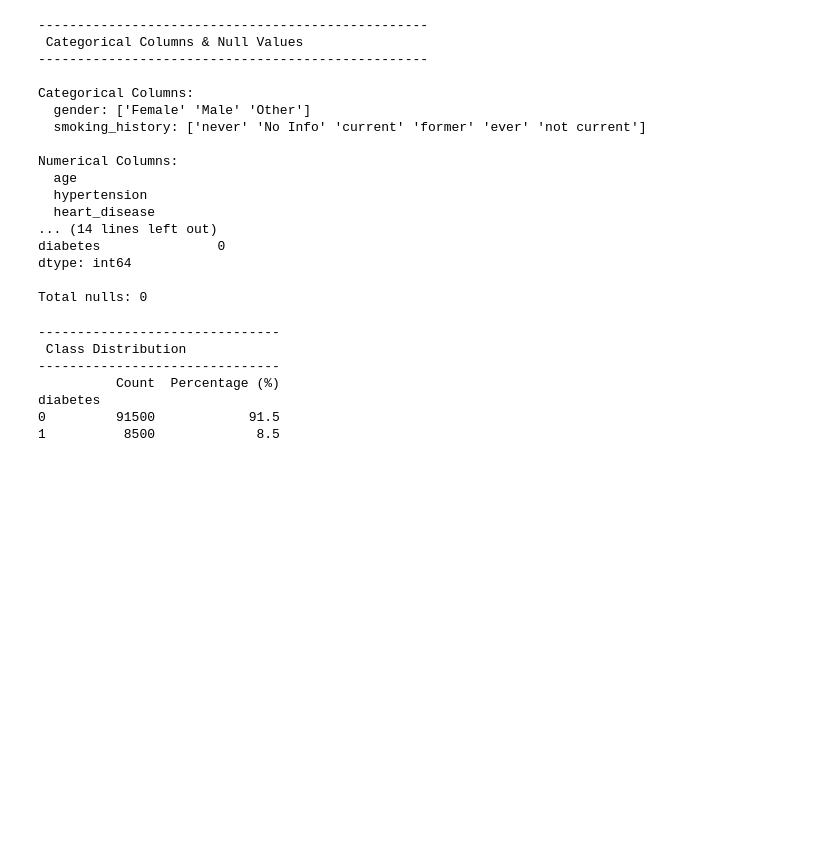
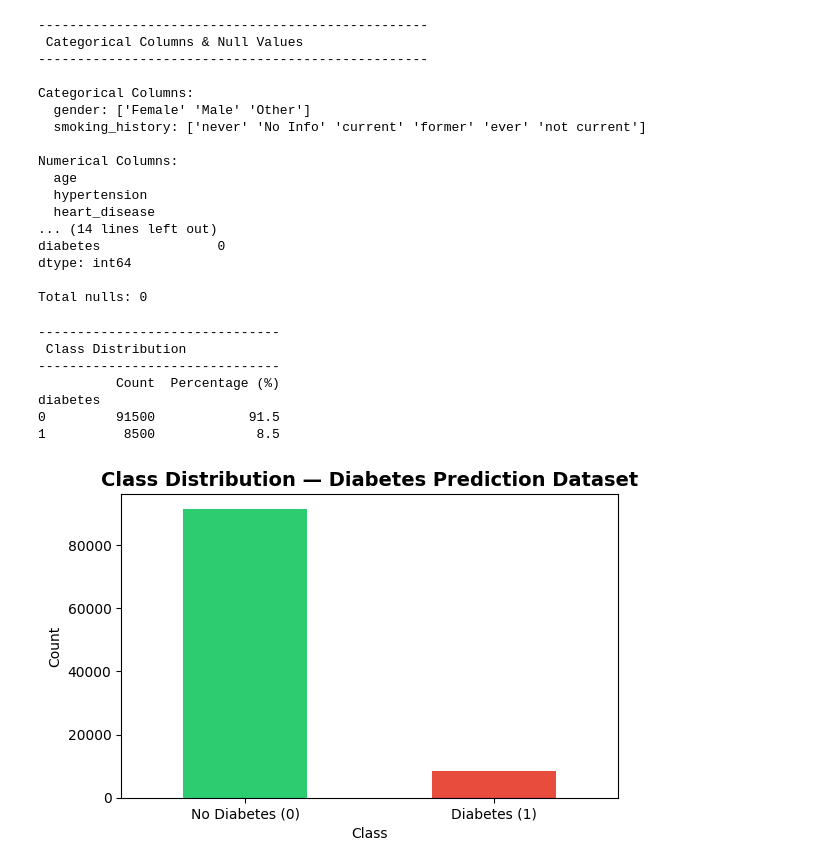
Before and after one commit to COMP3608-Intelligent-Systems-Project/Predicting-Type-2-Diabetes, a Jupyter notebook: notebooks/Diabetes_Prediction_Processing.ipynb, the cells around one changed output. Cells and saved outputs as stored; diff of their text form; code cells hidden in the pictures; blank space fills up the shorter version.

Commit message:
visualize class distribution

```diff
--- a/notebooks/Diabetes_Prediction_Processing.ipynb
+++ b/notebooks/Diabetes_Prediction_Processing.ipynb
@@ -117,3 +119,17 @@ print(pd.DataFrame({"Count": class_counts, "Percentage (%)": class_pct.round(2)}
 diabetes
 0         91500            91.5
 1          8500             8.5
+# %%
+fig, ax = plt.subplots(figsize=(6, 4))
+df["diabetes"].value_counts().plot(kind="bar", color=["#2ECC71", "#E74C3C"], ax=ax)
+
+ax.set_xticklabels(["No Diabetes (0)", "Diabetes (1)"], rotation=0)
+ax.set_title("Class Distribution — Diabetes Prediction Dataset", fontsize=14, fontweight="bold")
+ax.set_xlabel("Class")
+ax.set_ylabel("Count")
+
+plt.tight_layout()
+plt.savefig("class_distribution_diabetes_prediction.png", dpi=150)
+plt.show()
+# %% [output]
+[figure, added]
```
Also changed, not shown: parts of 1 cell of this notebook.
